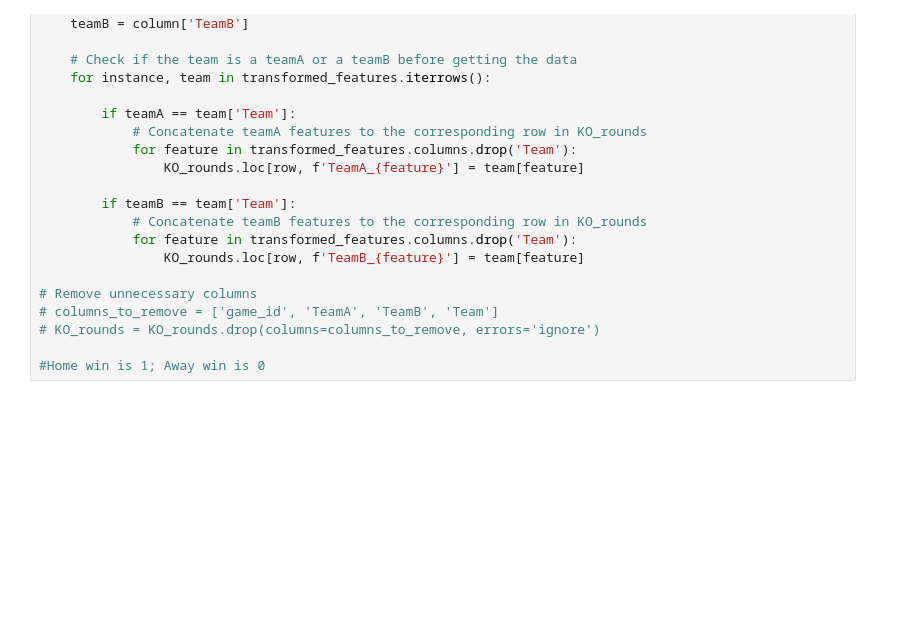
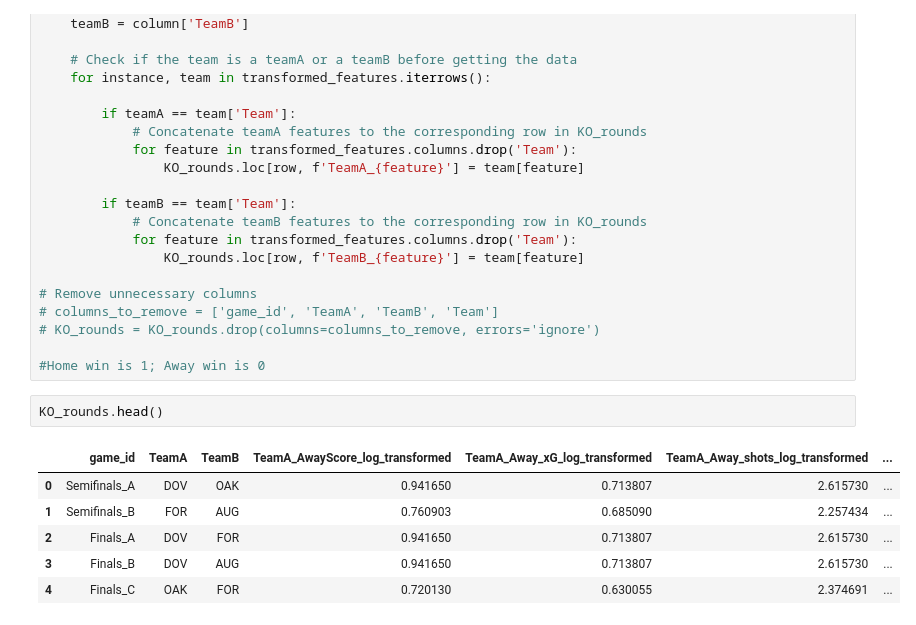
Before and after one commit to Aaryan-Patel2/SoccerPlayoffPredictions, a Jupyter notebook: main.ipynb, the cells around one changed output. Saved outputs shown, nothing was run; the diff lists cells and outputs as text; blank space fills up the shorter version.

```diff
--- a/main.ipynb
+++ b/main.ipynb
@@ -463,5 +463,14 @@ for row, column in KO_rounds.iterrows():
 # KO_rounds = KO_rounds.drop(columns=columns_to_remove, errors='ignore')
 
 #Home win is 1; Away win is 0
+# %%
+KO_rounds.head()
+# %% [output]
+|  | game_id | TeamA | TeamB | TeamA_AwayScore_log_transformed | TeamA_Away_xG_log_transformed | TeamA_Away_shots_log_transformed | ... |
+| 0 | Semifinals_A | DOV | OAK | 0.941650 | 0.713807 | 2.615730 | ... |
+| 1 | Semifinals_B | FOR | AUG | 0.760903 | 0.685090 | 2.257434 | ... |
+| 2 | Finals_A | DOV | FOR | 0.941650 | 0.713807 | 2.615730 | ... |
+| 3 | Finals_B | DOV | AUG | 0.941650 | 0.713807 | 2.615730 | ... |
+| 4 | Finals_C | OAK | FOR | 0.720130 | 0.630055 | 2.374691 | ... |
 # %%
 import pandas as pd
```
Also changed, not shown: parts of 5 cells of this notebook.
